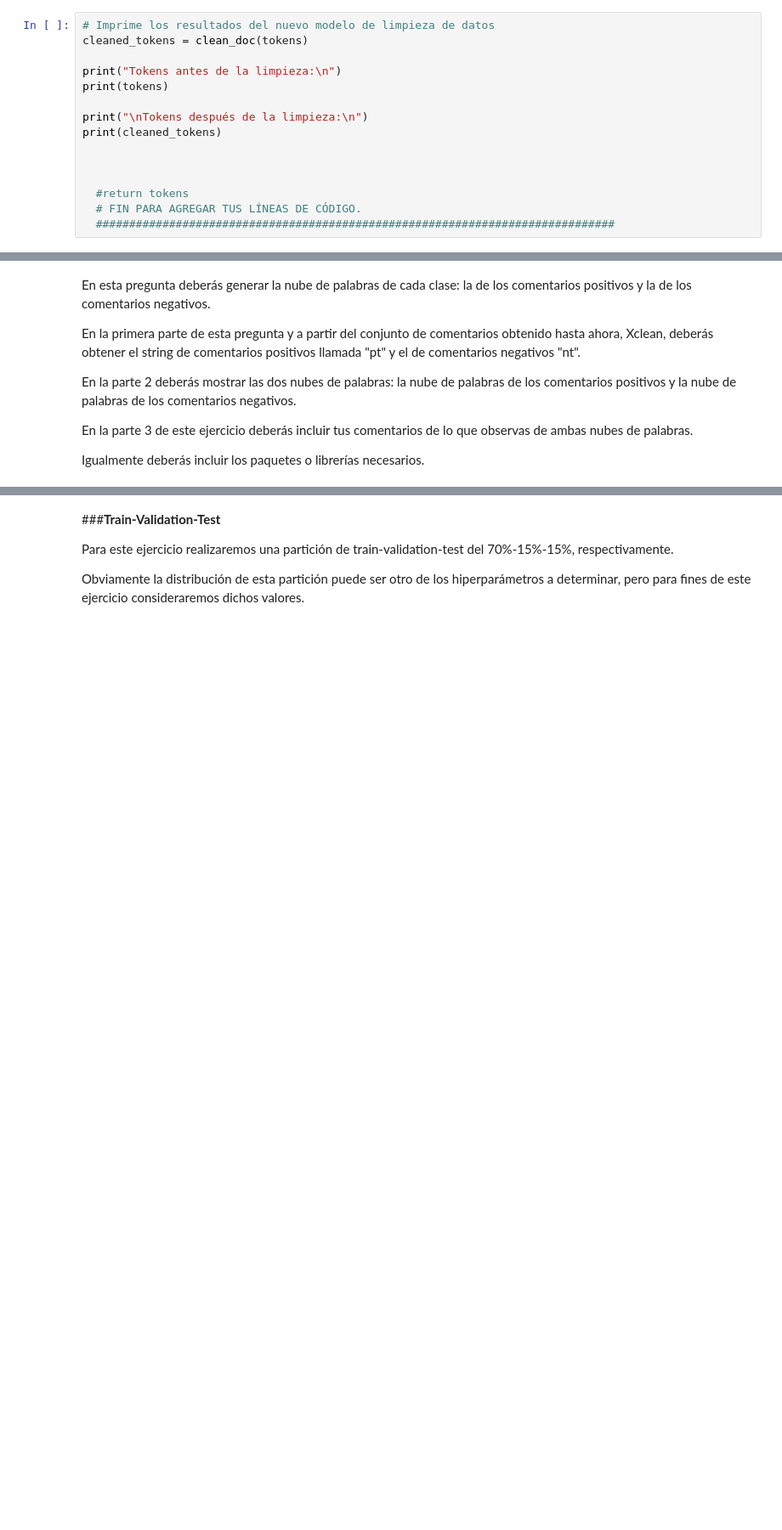
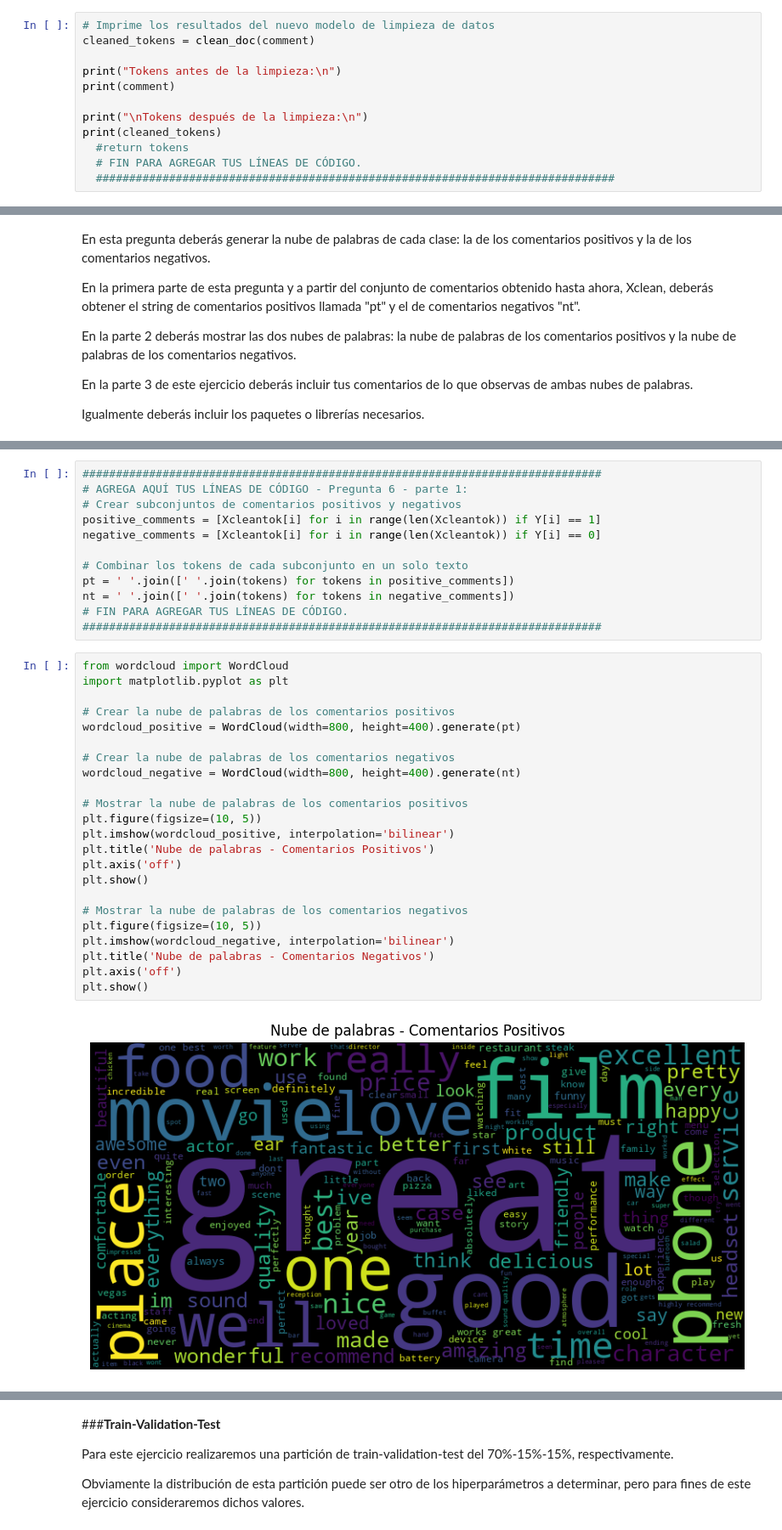
Before and after one commit to ricardosinuhe94/MNA-Actividades-NLP, a Jupyter notebook: A01794227_semanas3y4_actividad_02.ipynb, the cells around one changed output, grey strips where cells are left out. Shown: that part at 85% size. Drawn from its saved outputs; the diff is of its cells as text; blank space fills up the shorter version.

```diff
--- a/A01794227_semanas3y4_actividad_02.ipynb
+++ b/A01794227_semanas3y4_actividad_02.ipynb
@@ -423,15 +418,12 @@ def clean_doc(tokens_list):
 # %%
 # Imprime los resultados del nuevo modelo de limpieza de datos
-cleaned_tokens = clean_doc(tokens)
+cleaned_tokens = clean_doc(comment)
 
 print("Tokens antes de la limpieza:\n")
-print(tokens)
+print(comment)
 
 print("\nTokens después de la limpieza:\n")
 print(cleaned_tokens)
-
-
-
   #return tokens
   # FIN PARA AGREGAR TUS LÍNEAS DE CÓDIGO.
   ##############################################################################
@@ -510,0 +509,37 @@ En la parte 3, observo que las nubes de palabras de los comentarios positivos y
+# %%
+##############################################################################
+# AGREGA AQUÍ TUS LÍNEAS DE CÓDIGO - Pregunta 6 - parte 1:
+# Crear subconjuntos de comentarios positivos y negativos
+positive_comments = [Xcleantok[i] for i in range(len(Xcleantok)) if Y[i] == 1]
+negative_comments = [Xcleantok[i] for i in range(len(Xcleantok)) if Y[i] == 0]
+
+# Combinar los tokens de cada subconjunto en un solo texto
+pt = ' '.join([' '.join(tokens) for tokens in positive_comments])
+nt = ' '.join([' '.join(tokens) for tokens in negative_comments])
+# FIN PARA AGREGAR TUS LÍNEAS DE CÓDIGO.
+##############################################################################
+# %%
+from wordcloud import WordCloud
+import matplotlib.pyplot as plt
+
+# Crear la nube de palabras de los comentarios positivos
+wordcloud_positive = WordCloud(width=800, height=400).generate(pt)
+
+# Crear la nube de palabras de los comentarios negativos
+wordcloud_negative = WordCloud(width=800, height=400).generate(nt)
+
+# Mostrar la nube de palabras de los comentarios positivos
+plt.figure(figsize=(10, 5))
+plt.imshow(wordcloud_positive, interpolation='bilinear')
+plt.title('Nube de palabras - Comentarios Positivos')
+plt.axis('off')
+plt.show()
+
+# Mostrar la nube de palabras de los comentarios negativos
+plt.figure(figsize=(10, 5))
+plt.imshow(wordcloud_negative, interpolation='bilinear')
+plt.title('Nube de palabras - Comentarios Negativos')
+plt.axis('off')
+plt.show()
+# %% [output]
+[figure, added]
```
Also changed, not shown: parts of 37 cells of this notebook.
